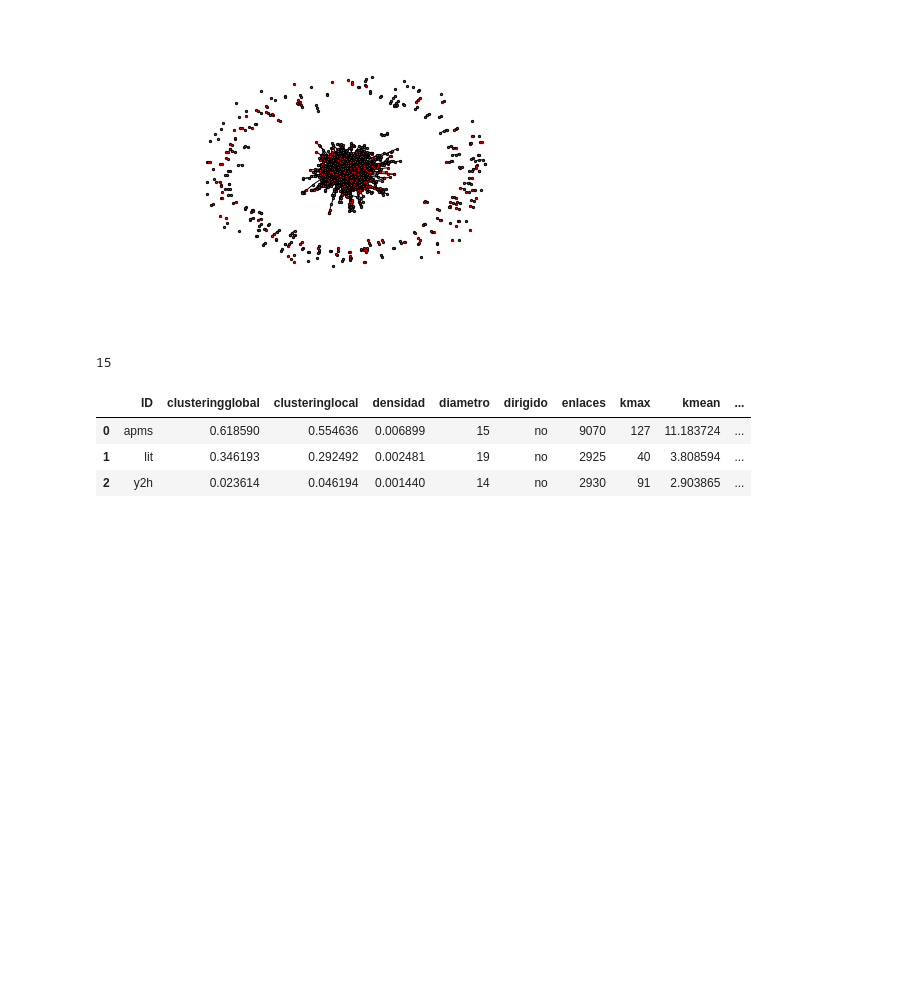
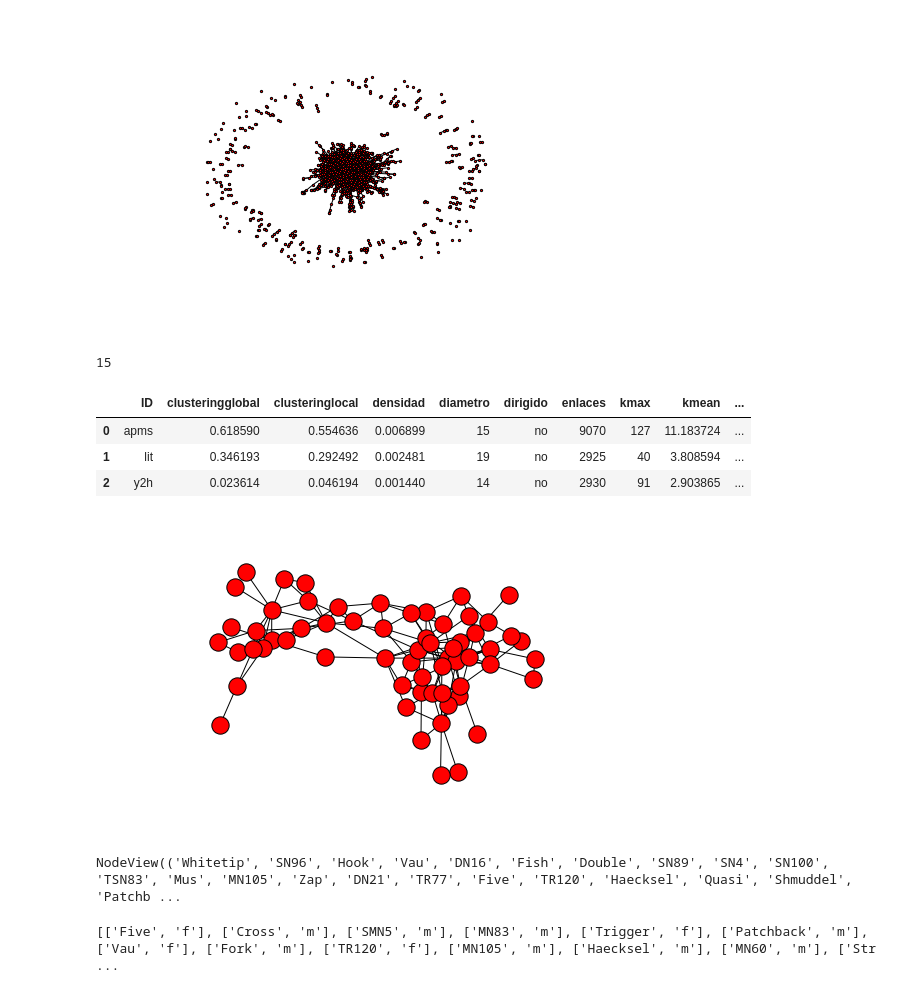
Before and after one commit to alangivre/TP1, a Jupyter notebook: TP1.ipynb, the cells around one changed output. Drawn from its saved outputs; the diff is of its cells as text; code cells hidden in the pictures; blank space fills up the shorter version.

Commit message:
delfines1

```diff
--- a/TP1.ipynb
+++ b/TP1.ipynb
@@ -70,0 +69,12 @@ info
+# %%
+delfines = nx.read_gml('/home/invitado1/Escritorio/TP1/tc01_data/dolphins.gml')
+# %%
+nx.draw(delfines)#, with_labels=True)
+
+plt.show()
+# %% [output]
+[figure, added]
+# %%
+delfines.node
+# %% [output]
+NodeView(('Whitetip', 'SN96', 'Hook', 'Vau', 'DN16', 'Fish', 'Double', 'SN89', 'SN4', 'SN100', 'TSN83', 'Mus', 'MN105', 'Zap', 'DN21', 'TR77', 'Five', 'TR120', 'Haecksel', 'Quasi', 'Shmuddel', 'Patchb ...
@@ -70,0 +83,4 @@ info
+# %%
+print(generos)
+# %% [output]
+[['Five', 'f'], ['Cross', 'm'], ['SMN5', 'm'], ['MN83', 'm'], ['Trigger', 'f'], ['Patchback', 'm'], ['Vau', 'f'], ['Fork', 'm'], ['TR120', 'f'], ['MN105', 'm'], ['Haecksel', 'm'], ['MN60', 'm'], ['Str ...
```
Also changed, not shown: parts of 6 cells of this notebook.
